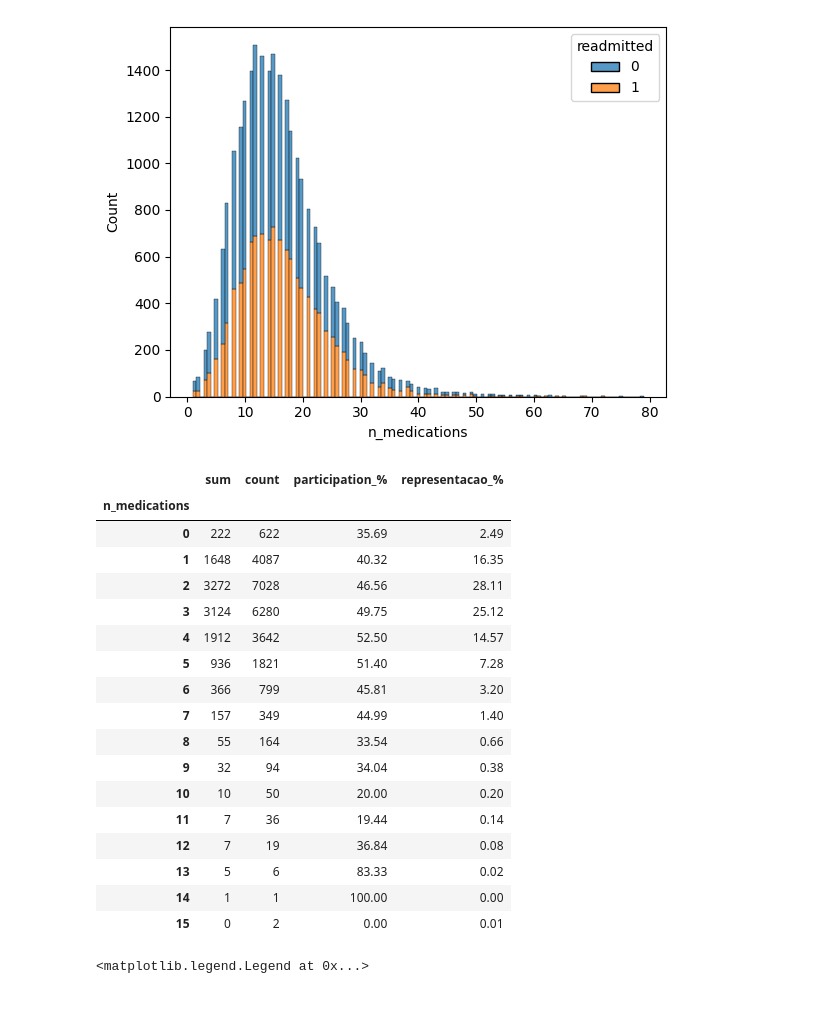
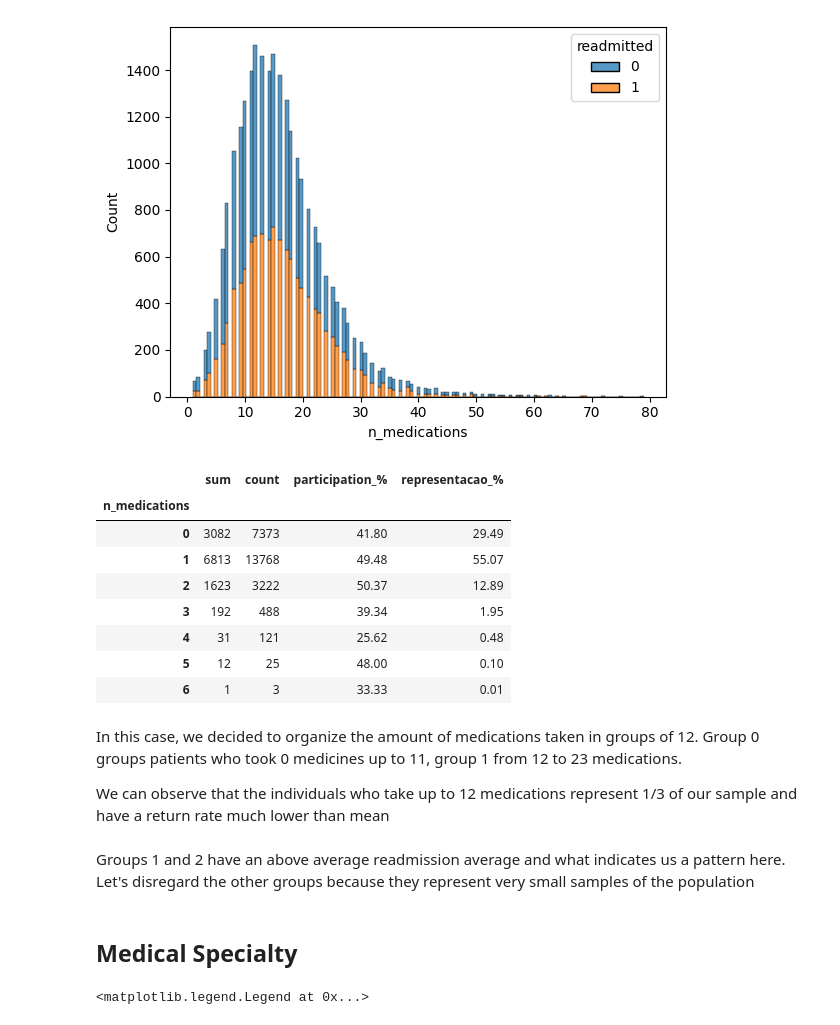
Before and after one commit to andreggalvao/hospitals_readmissions, a Jupyter notebook: hosp_readmissions org.ipynb, the cells around one changed output. Cells and saved outputs as stored; diff of their text form; code cells hidden in the pictures.

```diff
--- a/hosp_readmissions org.ipynb
+++ b/hosp_readmissions org.ipynb
@@ -174,6 +176,21 @@ We observe that only the columns medical_specialty, diag_1, diag_2 and diag_3 ha
 8- Avaliação do modelo
 # %% [markdown]
 # Let's look at each variable individually
+# %%
+# Lets tranform each age group un an integer so we can apply more analises.
+
+dic = {'[40-50)' : 0 ,
+        '[50-60)' : 1,
+        '[60-70)' : 2,
+        '[70-80)' : 3,
+        '[80-90)' : 4,
+        '[90-100)': 5,
+
+# Lets using change readmitted values as well, no to 0 and yes to 1
+
+        'no' : 0 ,
+        'yes' : 1}
+dados = dados.replace(dic)
 # %% [markdown]
 ## Readmitted
 # %%
@@ -194,7 +225,6 @@ Well, we have a good distribution of patients, let's now proceed to the individu
 ## Age
 # %%
 #dando uma olhada na distribuição das idades
-dados['age'] = pd.Categorical(dados['age'], ['[40-50)', '[50-60)','[60-70)', '[70-80)', '[80-90)','[90-100)'])
 sns.histplot(data = dados, x = 'age', hue = 'readmitted', element="step", multiple="stack")
 plt.legend(title='Readmitted', loc='upper right', labels=['No', 'Yes'])
 plt.xticks(rotation=90)
@@ -226,5 +242,4 @@ Categories (6, object): ['[40-50)', '[50-60)', '[60-70)', '[70-80)', '[80-90)',
 # %%
-amostra = 25000
 age = dados.groupby('age')['readmitted'].agg(['sum', 'count'])
 age['participation_%'] = round(age['sum'] / age['count'],4)*100
 age['representacao_%'] = round(age['count'] / amostra,4)*100
@@ -325,32 +360,31 @@ sns.histplot(data = dados, x = 'n_medications', hue = 'readmitted', multiple = '
 <Axes: xlabel='n_medications', ylabel='Count'>
 [figure]
 # %%
-n_medications = dados.groupby(dados.n_medications // 5)['readmitted'].agg(['sum', 'count'])
+n_medications = dados.groupby(dados.n_medications // 12)['readmitted'].agg(['sum', 'count'])
 n_medications['participation_%'] = round(n_medications['sum'] / n_medications['count'],4)*100
 n_medications['representacao_%'] = round(n_medications['count'] / amostra,4)*100
 n_medications.head(30) #ajustar index
 
 #podemos observar que os indivídos que tomam até 12 medicamentos representam 1/3 da nossa amostra e possum um retorno bem inferior ao esperado
 #nada significativo
 # %% [output]
 |  | sum | count | participation_% | representacao_% |
 | n_medications |  |  |  |  |
-| 0 | 222 | 622 | 35.69 | 2.49 |
-| 1 | 1648 | 4087 | 40.32 | 16.35 |
-| 2 | 3272 | 7028 | 46.56 | 28.11 |
-| 3 | 3124 | 6280 | 49.75 | 25.12 |
-| 4 | 1912 | 3642 | 52.50 | 14.57 |
-| 5 | 936 | 1821 | 51.40 | 7.28 |
-| 6 | 366 | 799 | 45.81 | 3.20 |
-| 7 | 157 | 349 | 44.99 | 1.40 |
-| 8 | 55 | 164 | 33.54 | 0.66 |
-| 9 | 32 | 94 | 34.04 | 0.38 |
-| 10 | 10 | 50 | 20.00 | 0.20 |
-| 11 | 7 | 36 | 19.44 | 0.14 |
-| 12 | 7 | 19 | 36.84 | 0.08 |
-| 13 | 5 | 6 | 83.33 | 0.02 |
-| 14 | 1 | 1 | 100.00 | 0.00 |
-| 15 | 0 | 2 | 0.00 | 0.01 |
+| 0 | 3082 | 7373 | 41.80 | 29.49 |
+| 1 | 6813 | 13768 | 49.48 | 55.07 |
+| 2 | 1623 | 3222 | 50.37 | 12.89 |
+| 3 | 192 | 488 | 39.34 | 1.95 |
+| 4 | 31 | 121 | 25.62 | 0.48 |
+| 5 | 12 | 25 | 48.00 | 0.10 |
+| 6 | 1 | 3 | 33.33 | 0.01 |
+# %% [markdown]
+In this case, we decided to organize the amount of medications taken in groups of 12. Group 0 groups patients who took 0 medicines up to 11, group 1 from 12 to 23 medications.
+
+We can observe that the individuals who take up to 12 medications represent 1/3 of our sample and have a return rate much lower than mean
+# %% [markdown]
+Groups 1 and 2 have an above average readmission average and what indicates us a pattern here. Let's disregard the other groups because they represent very small samples of the population
+# %% [markdown]
+## Medical Specialty
 # %%
 sns.histplot(data = dados, x = 'medical_specialty', hue = 'readmitted', element = "step", multiple = 'stack')
 plt.xticks(rotation=90)
```
Also changed, not shown: parts of 37 cells of this notebook, 1 other file.
